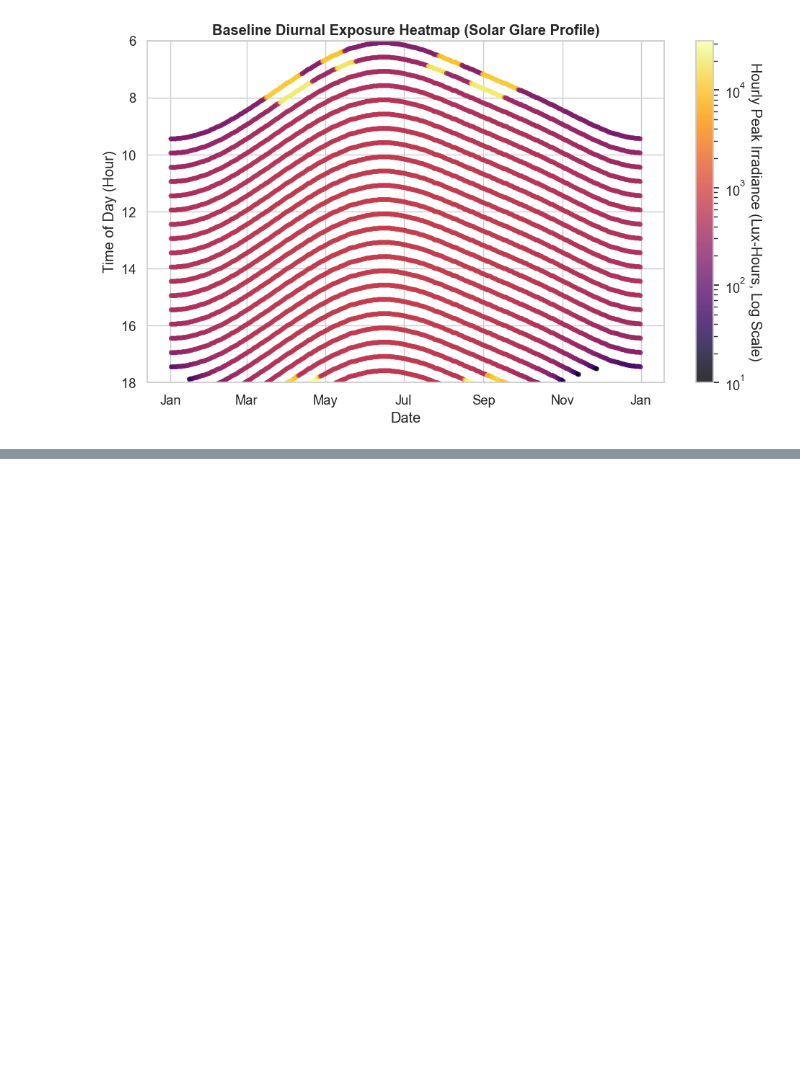
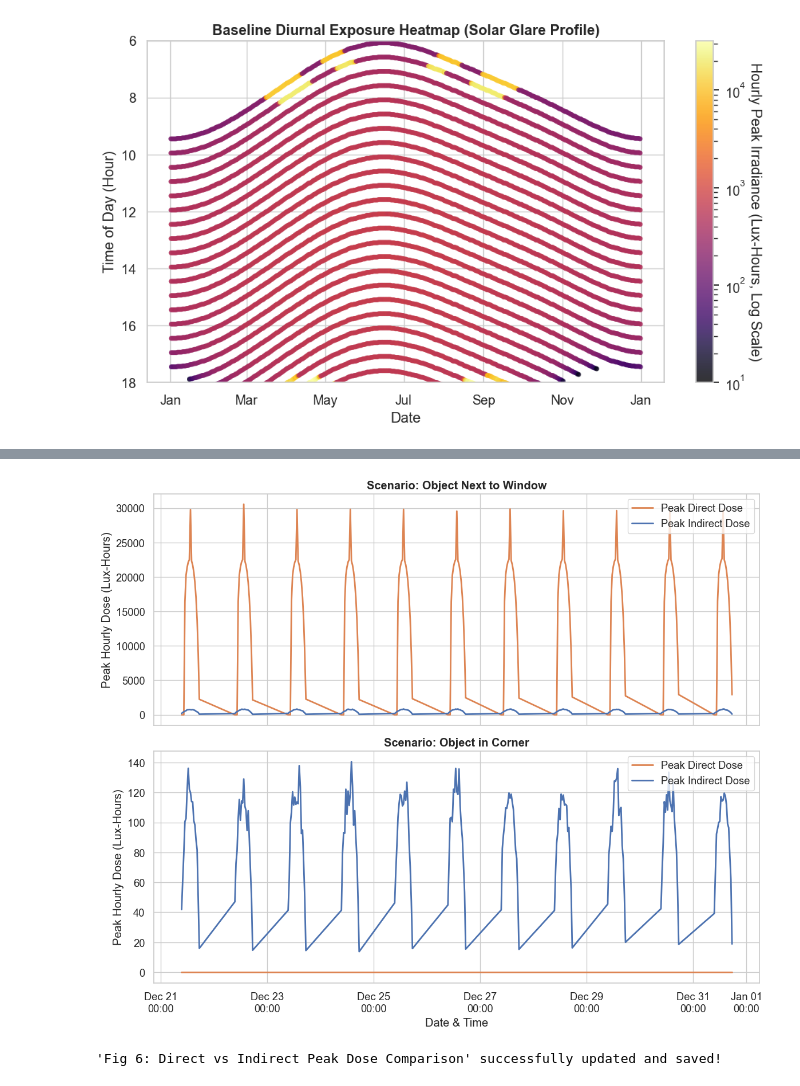
Before and after one commit to pireu2/chronolux, a Jupyter notebook: DataProcessing/data_analysis.ipynb, the cells around one changed output, grey strips where cells are left out. Cells and saved outputs as stored; diff of their text form; code cells hidden in the pictures; blank space fills up the shorter version.

```diff
--- a/DataProcessing/data_analysis.ipynb
+++ b/DataProcessing/data_analysis.ipynb
@@ -297,0 +250,43 @@ All figures successfully saved in 'figures/' directory.
+# %%
+# ==========================================
+# Fig 6: Direct vs Indirect Peak Dose Comparison (10-Day Period)
+# ==========================================
+import pandas as pd
+import matplotlib.pyplot as plt
+import matplotlib.dates as mdates
+
+output_dir = 'figures'
+
+# Load the new scenarios
+df_window = pd.read_csv('scenario_window.csv')
+df_window['Time'] = pd.to_datetime(df_window['Time'])
+
+df_corner = pd.read_csv('scenario_corner.csv')
+df_corner['Time'] = pd.to_datetime(df_corner['Time'])
+
+fig, (ax1, ax2) = plt.subplots(2, 1, figsize=(12, 10), sharex=True)
+
+# Plot for Scenario Window (using full dataset)
+ax1.plot(df_window['Time'], df_window['DeltaMaxDirectDose'], label='Peak Direct Dose', color='#dd8452', linewidth=2)
+ax1.plot(df_window['Time'], df_window['DeltaMaxIndirectDose'], label='Peak Indirect Dose', color='#4c72b0', linewidth=2)
+ax1.set_title('Scenario: Object Next to Window', fontweight='bold')
+ax1.set_ylabel('Peak Hourly Dose (Lux-Hours)')
+ax1.legend(loc='upper right')
+
+# Plot for Scenario Corner (using full dataset)
+ax2.plot(df_corner['Time'], df_corner['DeltaMaxDirectDose'], label='Peak Direct Dose', color='#dd8452', linewidth=2)
+ax2.plot(df_corner['Time'], df_corner['DeltaMaxIndirectDose'], label='Peak Indirect Dose', color='#4c72b0', linewidth=2)
+ax2.set_title('Scenario: Object in Corner', fontweight='bold')
+ax2.set_ylabel('Peak Hourly Dose (Lux-Hours)')
+ax2.set_xlabel('Date & Time')
+ax2.xaxis.set_major_formatter(mdates.DateFormatter('%b %d\n%H:%M'))
+ax2.legend(loc='upper right')
+
+plt.tight_layout()
+plt.savefig(f'{output_dir}/fig6_window_vs_corner_comparison.png', dpi=300)
+plt.show()
+plt.close()
+print("'Fig 6: Direct vs Indirect Peak Dose Comparison' successfully updated and saved!")
+# %% [output]
+[figure, added]
+'Fig 6: Direct vs Indirect Peak Dose Comparison' successfully updated and saved!
```
Also changed, not shown: parts of 3 cells of this notebook, 28 other files.
